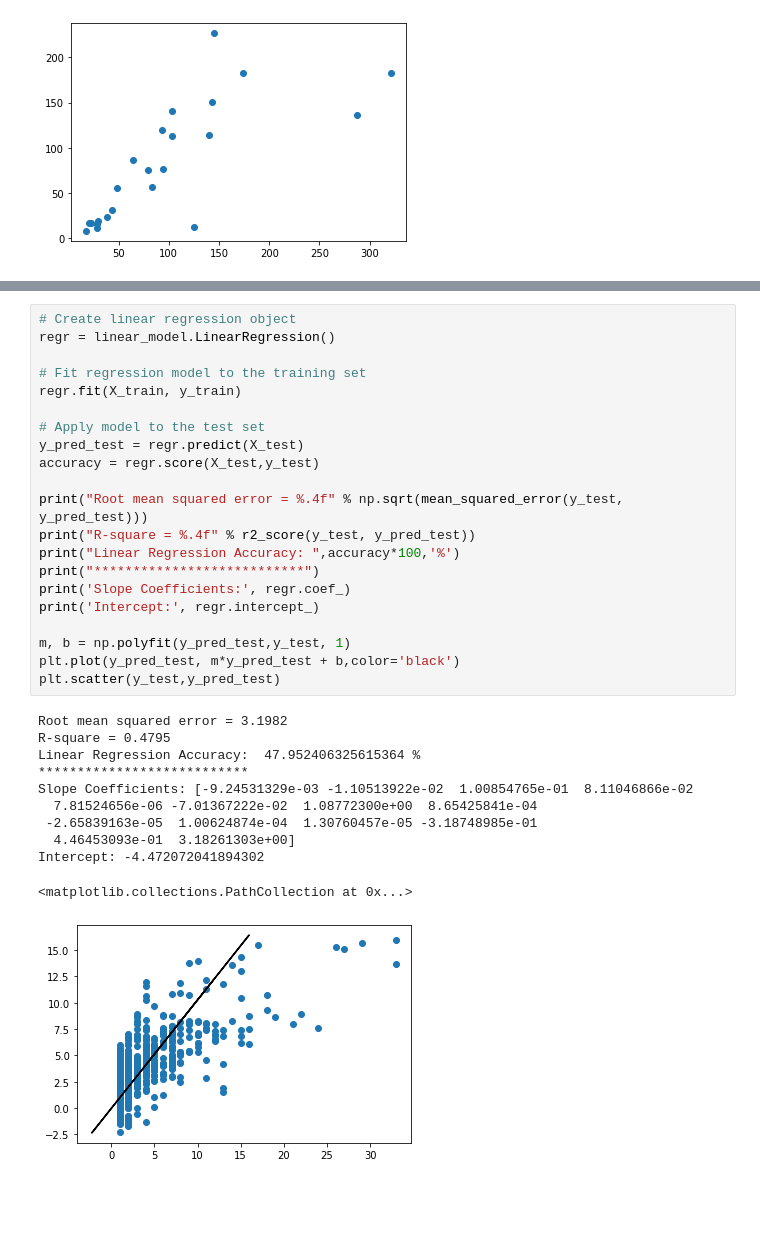
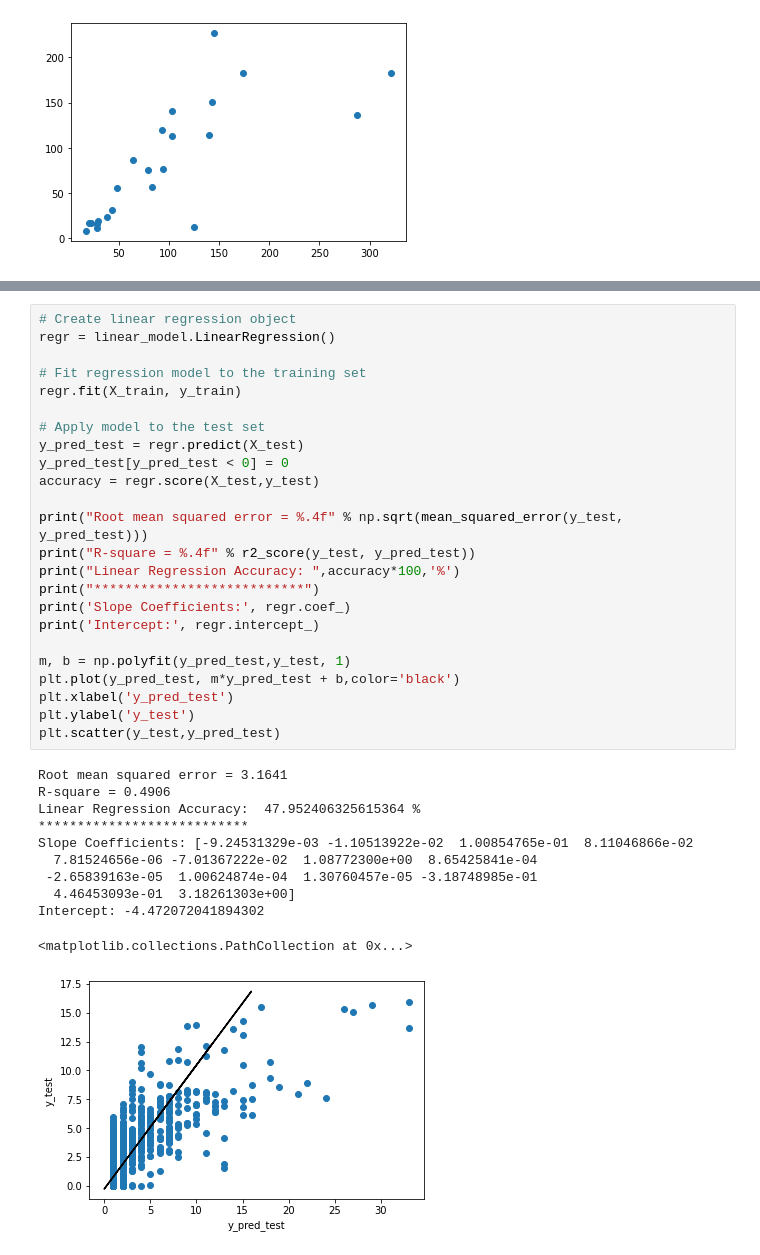
Before and after one commit to busybee333/conda, a Jupyter notebook: CrimeDataExtraction.ipynb, the cells around one changed output, grey strips where cells are left out. Drawn from its saved outputs; the diff is of its cells as text; blank space fills up the shorter version.

```diff
--- a/CrimeDataExtraction.ipynb
+++ b/CrimeDataExtraction.ipynb
@@ -808,33 +808,36 @@ X.head()
 # %%
 # Create linear regression object
 regr = linear_model.LinearRegression()
 
 # Fit regression model to the training set
 regr.fit(X_train, y_train)
 
 # Apply model to the test set
 y_pred_test = regr.predict(X_test)
+y_pred_test[y_pred_test < 0] = 0
 accuracy = regr.score(X_test,y_test)
 
 print("Root mean squared error = %.4f" % np.sqrt(mean_squared_error(y_test, y_pred_test)))
 print("R-square = %.4f" % r2_score(y_test, y_pred_test))
 print("Linear Regression Accuracy: ",accuracy*100,'%')
 print("***************************")
 print('Slope Coefficients:', regr.coef_)
 print('Intercept:', regr.intercept_)
 
 m, b = np.polyfit(y_pred_test,y_test, 1)
 plt.plot(y_pred_test, m*y_pred_test + b,color='black')
+plt.xlabel('y_pred_test')
+plt.ylabel('y_test')
 plt.scatter(y_test,y_pred_test)
 # %% [output]
-Root mean squared error = 3.1982
-R-square = 0.4795
+Root mean squared error = 3.1641
+R-square = 0.4906
 Linear Regression Accuracy:  47.952406325615364 %
 ***************************
 Slope Coefficients: [-9.24531329e-03 -1.10513922e-02  1.00854765e-01  8.11046866e-02
   7.81524656e-06 -7.01367222e-02  1.08772300e+00  8.65425841e-04
  -2.65839163e-05  1.00624874e-04  1.30760457e-05 -3.18748985e-01
   4.46453093e-01  3.18261303e+00]
 Intercept: -4.472072041894302
 <matplotlib.collections.PathCollection at 0x...>
-[figure, old version]
+[figure, new version]
```
